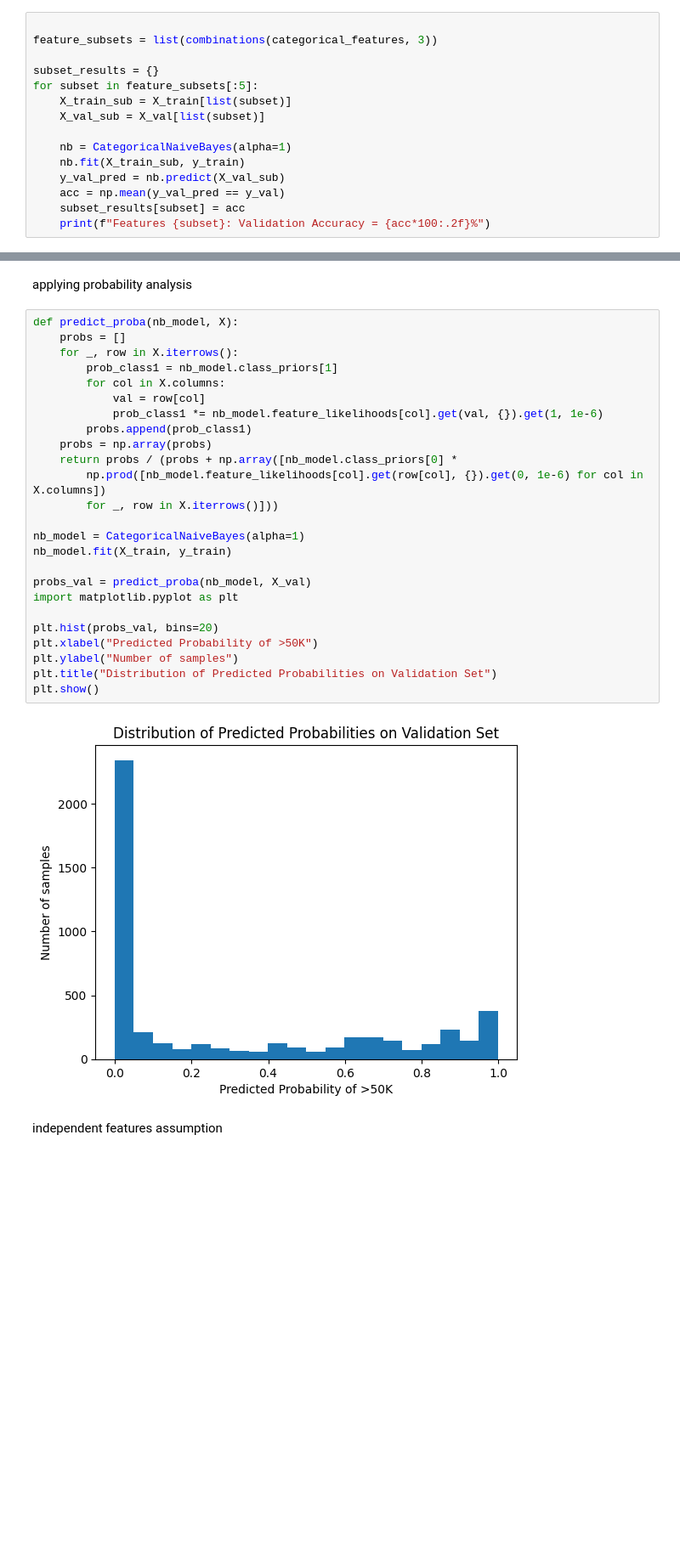
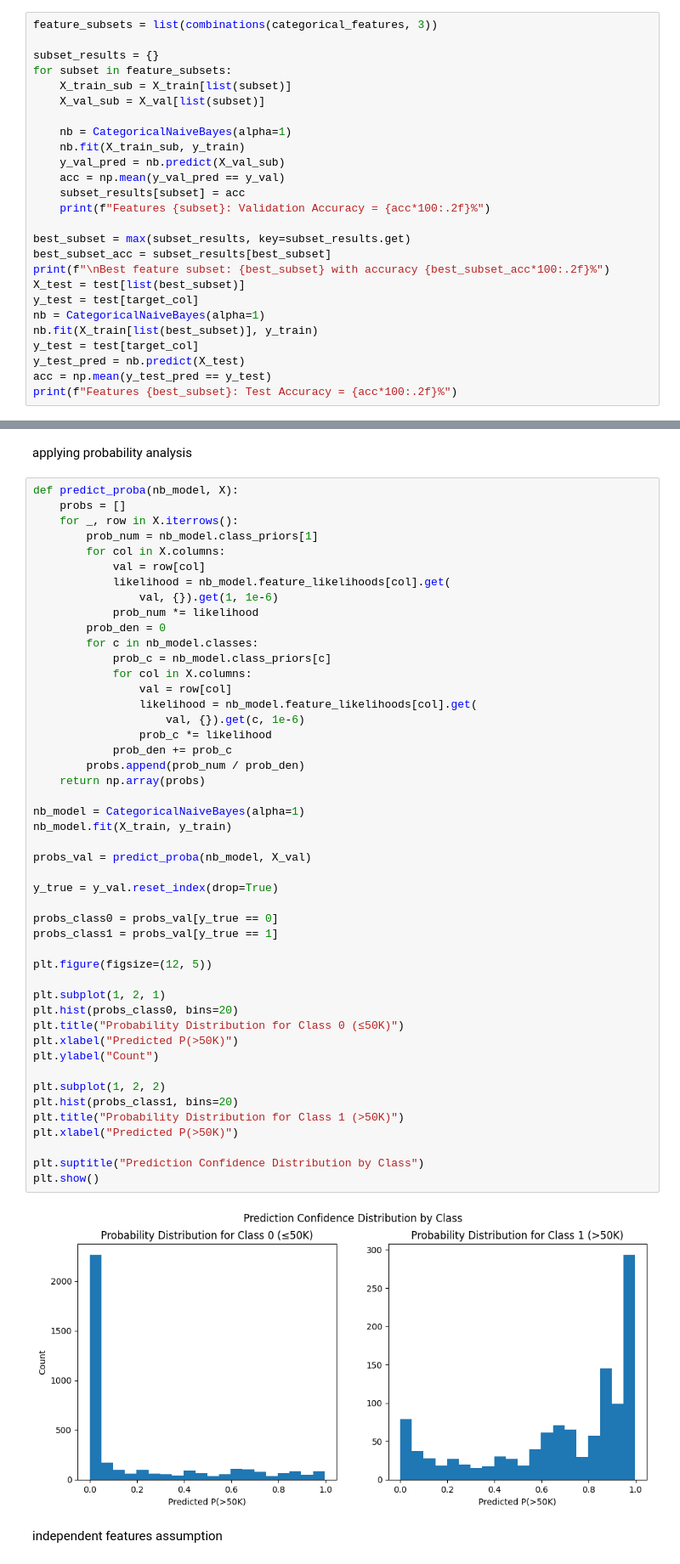
Before and after one commit to JohnAyman12/Decision-Trees-and-Probabilistic-Models, a Jupyter notebook: Naive Bayes.ipynb, the cells around one changed output, grey strips where cells are left out. Shown: that part at 85% size. Saved outputs shown, nothing was run; the diff lists cells and outputs as text; blank space fills up the shorter version.

Commit message:
modifications in Naive Bayes

```diff
--- a/Naive Bayes.ipynb
+++ b/Naive Bayes.ipynb
@@ -193,11 +163,10 @@ Alpha = 5.0: Validation Accuracy = 79.44%
 # %% [markdown]
 applying feature selection
 # %%
-
 feature_subsets = list(combinations(categorical_features, 3))
 
 subset_results = {}
-for subset in feature_subsets[:5]:
+for subset in feature_subsets:
     X_train_sub = X_train[list(subset)]
     X_val_sub = X_val[list(subset)]
 
@@ -207,6 +176,18 @@ for subset in feature_subsets[:5]:
     acc = np.mean(y_val_pred == y_val)
     subset_results[subset] = acc
     print(f"Features {subset}: Validation Accuracy = {acc*100:.2f}%")
+
+best_subset = max(subset_results, key=subset_results.get)
+best_subset_acc = subset_results[best_subset]
+print(f"\nBest feature subset: {best_subset} with accuracy {best_subset_acc*100:.2f}%")
+X_test = test[list(best_subset)]
+y_test = test[target_col]
+nb = CategoricalNaiveBayes(alpha=1)
+nb.fit(X_train[list(best_subset)], y_train)
+y_test = test[target_col]
+y_test_pred = nb.predict(X_test)
+acc = np.mean(y_test_pred == y_test)
+print(f"Features {best_subset}: Test Accuracy = {acc*100:.2f}%")
 # %% [output]
 Features ('workclass', 'education', 'marital-status'): Validation Accuracy = 82.08%
 Features ('workclass', 'education', 'occupation'): Validation Accuracy = 77.29%
@@ -218,30 +211,52 @@ applying probability analysis
 # %%
 def predict_proba(nb_model, X):
     probs = []
     for _, row in X.iterrows():
-        prob_class1 = nb_model.class_priors[1]
+        prob_num = nb_model.class_priors[1]
         for col in X.columns:
             val = row[col]
-            prob_class1 *= nb_model.feature_likelihoods[col].get(val, {}).get(1, 1e-6)
-        probs.append(prob_class1)
-    probs = np.array(probs)
-    return probs / (probs + np.array([nb_model.class_priors[0] *
-        np.prod([nb_model.feature_likelihoods[col].get(row[col], {}).get(0, 1e-6) for col in X.columns])
-        for _, row in X.iterrows()]))
+            likelihood = nb_model.feature_likelihoods[col].get(
+                val, {}).get(1, 1e-6)
+            prob_num *= likelihood
+        prob_den = 0
+        for c in nb_model.classes:
+            prob_c = nb_model.class_priors[c]
+            for col in X.columns:
+                val = row[col]
+                likelihood = nb_model.feature_likelihoods[col].get(
+                    val, {}).get(c, 1e-6)
+                prob_c *= likelihood
+            prob_den += prob_c
+        probs.append(prob_num / prob_den)
+    return np.array(probs)
 
 nb_model = CategoricalNaiveBayes(alpha=1)
 nb_model.fit(X_train, y_train)
 
 probs_val = predict_proba(nb_model, X_val)
-import matplotlib.pyplot as plt
 
-plt.hist(probs_val, bins=20)
-plt.xlabel("Predicted Probability of >50K")
-plt.ylabel("Number of samples")
-plt.title("Distribution of Predicted Probabilities on Validation Set")
+y_true = y_val.reset_index(drop=True)
+
+probs_class0 = probs_val[y_true == 0]
+probs_class1 = probs_val[y_true == 1]
+
+plt.figure(figsize=(12, 5))
+
+plt.subplot(1, 2, 1)
+plt.hist(probs_class0, bins=20)
+plt.title("Probability Distribution for Class 0 (≤50K)")
+plt.xlabel("Predicted P(>50K)")
+plt.ylabel("Count")
+
+plt.subplot(1, 2, 2)
+plt.hist(probs_class1, bins=20)
+plt.title("Probability Distribution for Class 1 (>50K)")
+plt.xlabel("Predicted P(>50K)")
+
+plt.suptitle("Prediction Confidence Distribution by Class")
 plt.show()
 # %% [output]
-[figure, old version]
+[figure, new version]
 # %% [markdown]
 independent features assumption
 # %%
```
Also changed, not shown: parts of 7 cells of this notebook.
